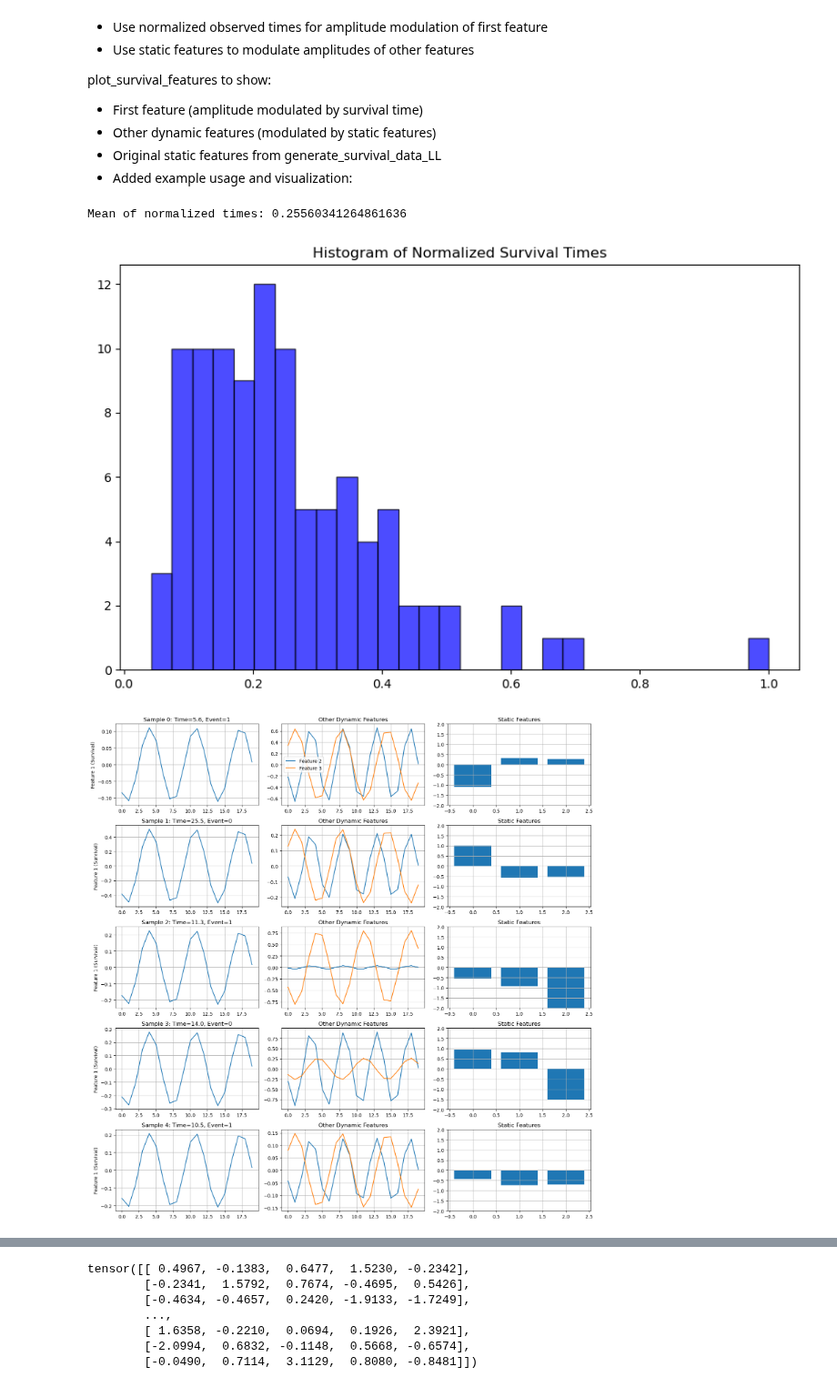
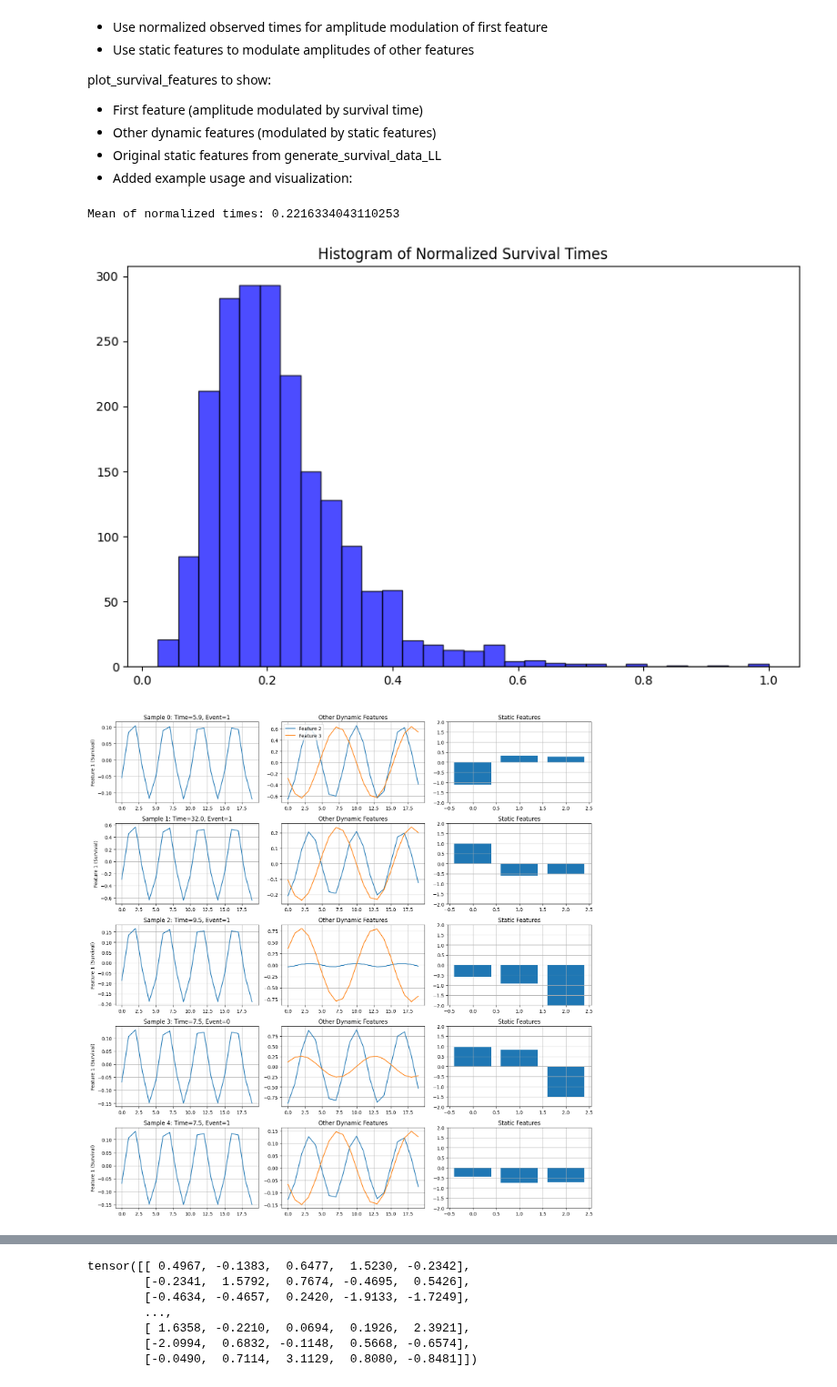
Before and after one commit to eric-fey-hus/ukko, a Jupyter notebook: Survival_test_ukko_sinewave.ipynb, the cells around one changed output, grey strips where cells are left out. Shown at 91% size. Saved outputs shown, nothing was run; the diff lists cells and outputs as text; code cells hidden in the pictures.

```diff
--- a/Survival_test_ukko_sinewave.ipynb
+++ b/Survival_test_ukko_sinewave.ipynb
@@ -227,27 +227,27 @@ def plot_survival_features(dataset, sample_indices=None):
 # %%
 # Linear sine wave dataset with survival times
 dataset_lin = SurvivalSineWaveDataset(
-    n_samples=100,
+    n_samples=2000,
     n_features=3,
     sequence_length=20,
     shape=5,
     scale=10.0,
     censoring=0.3,
     noise_level=0.0,
     nonlinear=False
 )
 
 # Plot examples
 fig = plot_survival_features(dataset_lin, sample_indices=[0, 1, 2, 3, 4])
 plt.show()
 
 # Plot KM curve for the dataset
 survival_df_lin = pd.DataFrame({
     'observed_time': dataset_lin.observed_times.numpy(),
     'event_observed': dataset_lin.events.numpy()
 })
 plot_KM(survival_df_lin)
 # %% [output]
-Mean of normalized times: 0.25560341264861636
+Mean of normalized times: 0.2216334043110253
-[figure, old version]
+[figure, new version]
-[figure, old version]
+[figure, new version]
```
Also changed, not shown: parts of 10 cells of this notebook, 2 other files.
